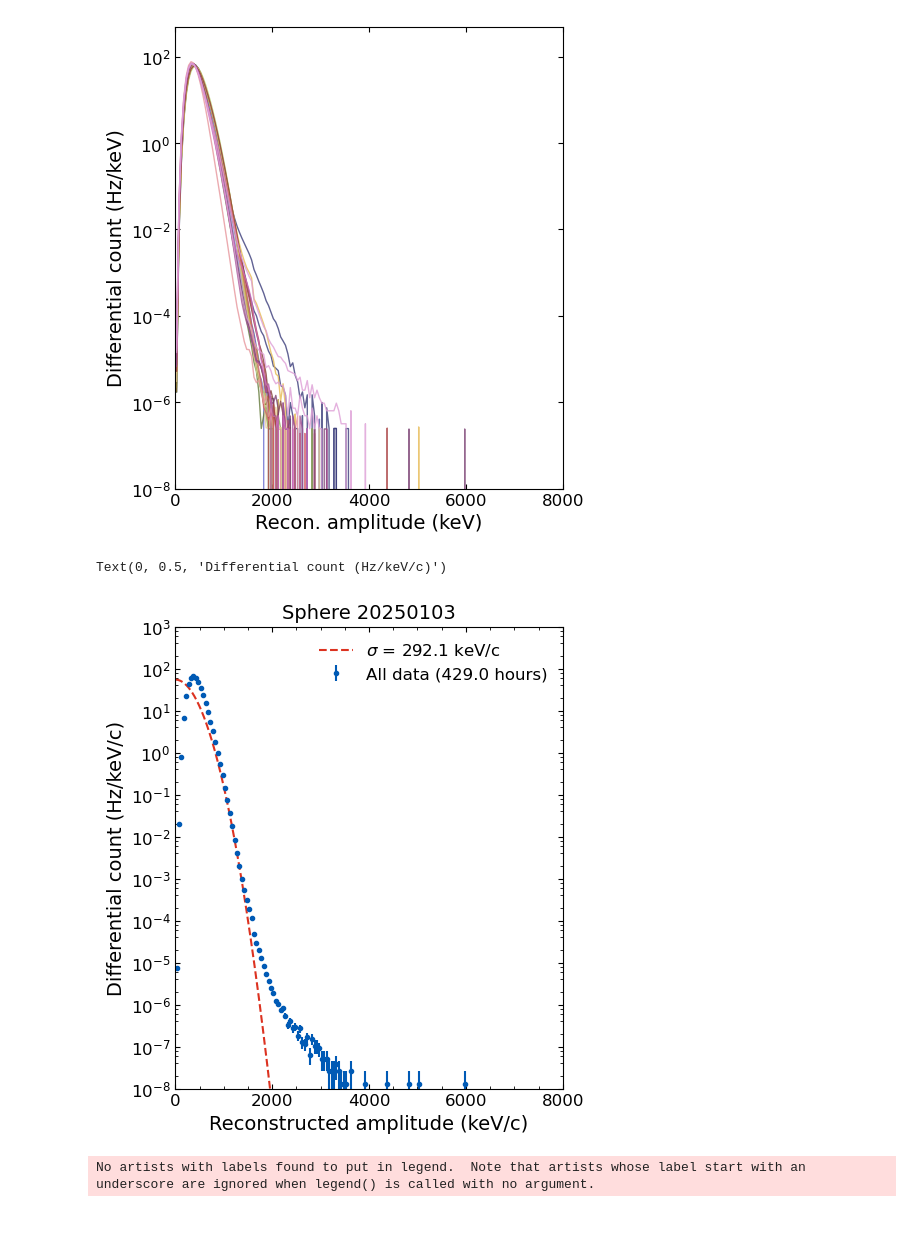
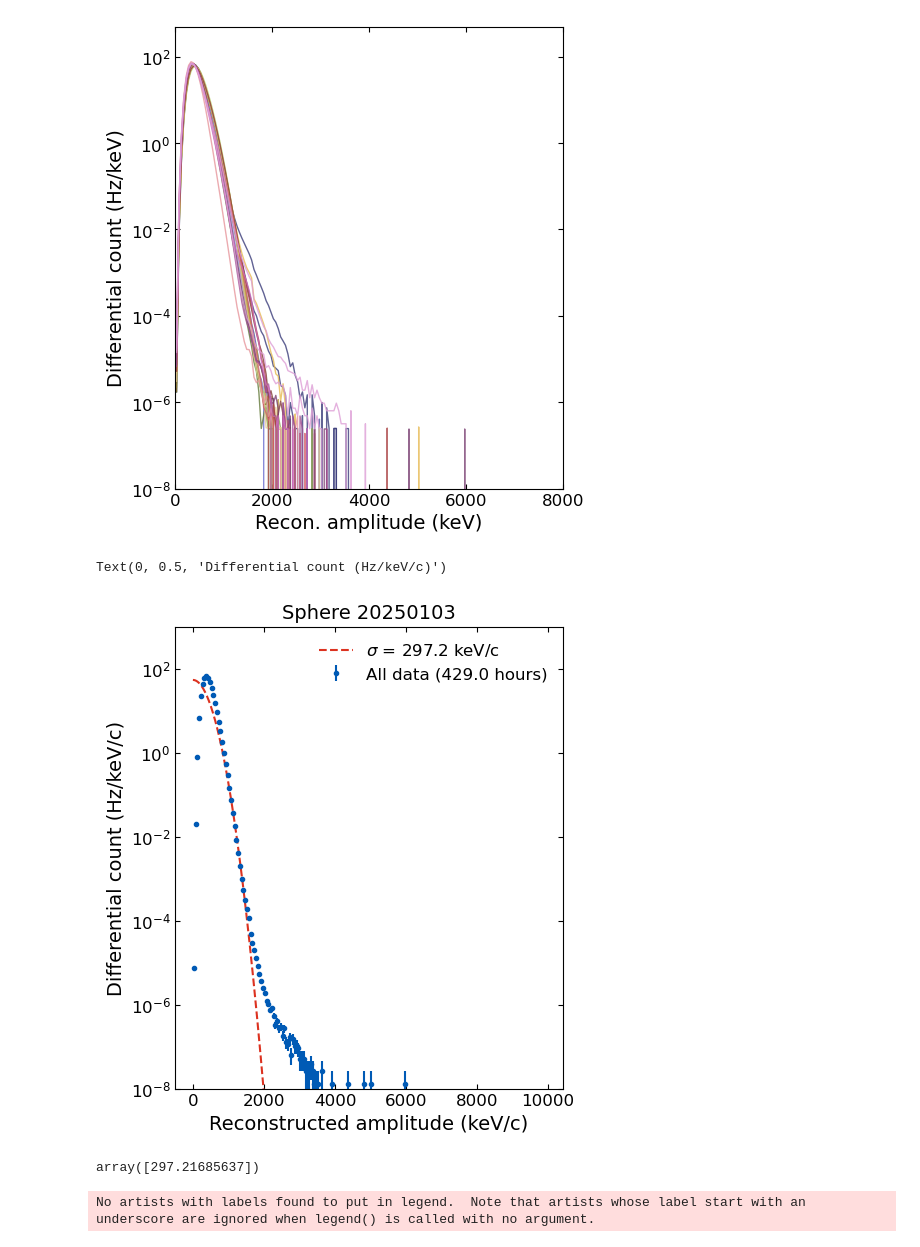
Before and after one commit to yuhants/dm_nanospheres, a Jupyter notebook: analysis_notebooks/sphere_20250103_recon.ipynb, the cells around one changed output. Cells and saved outputs as stored; diff of their text form; code cells hidden in the pictures.

```diff
--- a/analysis_notebooks/sphere_20250103_recon.ipynb
+++ b/analysis_notebooks/sphere_20250103_recon.ipynb
@@ -135,3 +136,14 @@ ax.set_ylabel('Differential count (Hz/keV)')
 # %% [output]
 Text(0, 0.5, 'Differential count (Hz/keV)')
 [figure]
+# %%
+from scipy.special import erf
+def gaus(x, x0, sigma):
+    return (1 / (sigma * np.sqrt(2 * np.pi))) * np.exp(-1 * (x - x0)**2 / (2 * sigma**2))
+
+cal_file = '/Users/yuhan/work/nanospheres/data/pulse_calibration_processed/sphere_20250103_calibration_all.h5py'
+with h5py.File(cal_file, 'r') as fout:
+    amp2kev = fout['calibration_data_processed'].attrs['amp2kev']
+    search_bias = fout['calibration_data_processed'].attrs['search_bias_kev']
+    sigma_p = fout['calibration_data_processed'].attrs['sigma_p_kev']
+    eff_params = fout['calibration_data_processed']['sig_efficiency_fit_params'][:]
@@ -138,47 +183,51 @@ Text(0, 0.5, 'Differential count (Hz/keV)')
 # %%
 hh_sum = np.sum(np.asarray(hhs[2:]), axis=0)
 n_window_sum = np.sum(np.asarray(n_windows[2:]), axis=0)
 time_sum = np.sum(np.asarray(times[2:]))
 
-from matplotlib.ticker import LogLocator, NullFormatter, MultipleLocator
-from scipy.optimize import curve_fit
+rate_after_cut = hh_sum[3] / (n_window_sum[3] * scaling)
 
 fig, ax = plt.subplots(figsize=(5, 6))
-ax.errorbar(bc, hh_sum[3] / (n_window_sum[3] * scaling), yerr=np.sqrt(hh_sum[3])/(n_window_sum[3]*scaling), fmt='.', color='#005AB5', label=f'All data ({time_sum:.1f} hours)', alpha=1)
+ax.errorbar(bc, rate_after_cut, yerr=np.sqrt(hh_sum[3])/(n_window_sum[3]*scaling), fmt='.', color='#005AB5', label=f'All data ({time_sum:.1f} hours)', alpha=1)
 
 # Factor of 2 because we only have half of a Gaussian
-gaus_amp = 2 * 1 / (2e-6 * 25)  # (1 s)/(time per search)
-sigma = 290
+gaus_amp = 2 * 1 / (2e-6 * 25)  # (1 s) / (time per search)
 
-fit_lb, fit_ub = 1200, 2000
+# rate_sum = np.sum(hh_sum[3]/(n_window_sum[3] * scaling))
+
+fit_lb, fit_ub = 1000, 1800
 idx_fit = np.logical_and(bc > fit_lb, bc < fit_ub)
-popt, pcov = curve_fit(lambda x, b: utils.gauss(x, gaus_amp/(sigma * np.sqrt(2*np.pi)), 0, b),
-                       bc[idx_fit], (hh_sum[3]/(n_window_sum[3] * scaling))[idx_fit], p0=[280])
+popt, pcov = curve_fit(lambda x, sigma : gaus_amp * gaus(x, 0, sigma),
+                       bc[idx_fit], (rate_after_cut)[idx_fit], p0=[280])
+
 
 xx = np.linspace(0, 3000, 500)
-# ax.plot(xx, utils.gauss(xx, gaus_amp/(sigma * np.sqrt(2*np.pi)), 0, sigma), '--', color='#DC3220', label=f'$\sigma$ = {sigma} keV/c')
-ax.plot(xx, utils.gauss(xx, gaus_amp/(popt[0] * np.sqrt(2*np.pi)), 0, popt[0]), '--', color='#DC3220', label=f'$\sigma$ = {popt[0]:.1f} keV/c')
+ax.plot(xx, gaus_amp * gaus(xx, 0, *popt), '--', color='#DC3220', label=f'$\sigma$ = {popt[-1]:.1f} keV/c')
 
 ax.legend(frameon=False, fontsize=12)
 
 ax.set_yscale('log')
 # ax.set_xscale('log')
 
-ax.set_xlim(0, 8000)
+# ax.set_xlim(1000, 7000)
 ax.set_ylim(1e-8, 1000)
 
-ax.set_yticks(np.logspace(-8, 3, 12))
-locmin = LogLocator(base=10.0, subs=(0.2, 0.4, 0.6, 0.8), numticks=15)
-ax.xaxis.set_minor_locator(MultipleLocator(500))
-ax.yaxis.set_minor_locator(locmin)
-ax.yaxis.set_minor_formatter(NullFormatter())
+# ax.set_yticks(np.logspace(-8, 3, 12))
+# locmin = LogLocator(base=10.0, subs=(0.2, 0.4, 0.6, 0.8), numticks=15)
+# ax.xaxis.set_minor_locator(MultipleLocator(500))
+# ax.yaxis.set_minor_locator(locmin)
+# ax.yaxis.set_minor_formatter(NullFormatter())
 
 ax.set_title('Sphere 20250103')
 ax.set_xlabel('Reconstructed amplitude (keV/c)')
 ax.set_ylabel('Differential count (Hz/keV/c)')
 # %% [output]
 Text(0, 0.5, 'Differential count (Hz/keV/c)')
-[figure, old version]
+[figure, new version]
+# %%
+popt
+# %% [output]
+array([297.21685637])
 # %%
 outfile_name = 'sphere_20250103_recon_all.h5py'
 out_dir = '/Users/yuhan/work/nanospheres/data/dm_data_processed/sphere_20250103'
```
Also changed, not shown: parts of 12 cells of this notebook, 10 other files.
